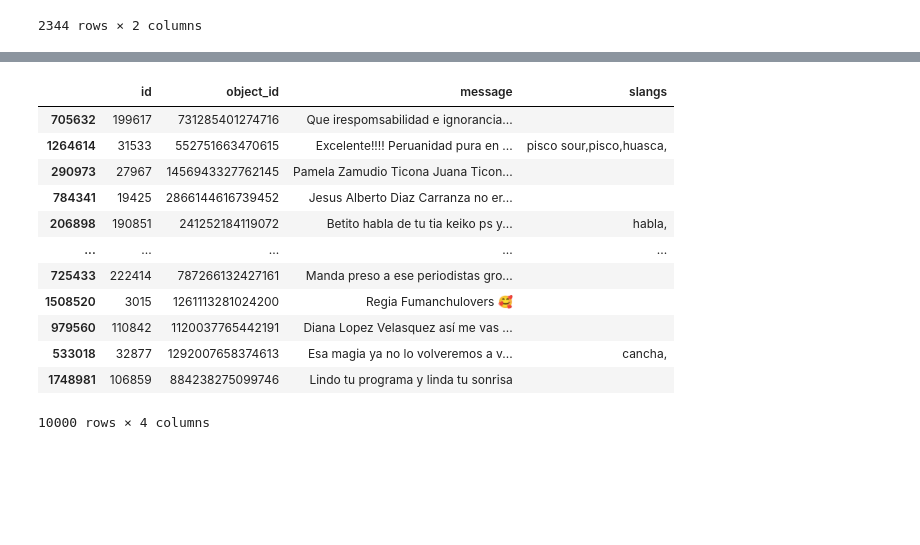
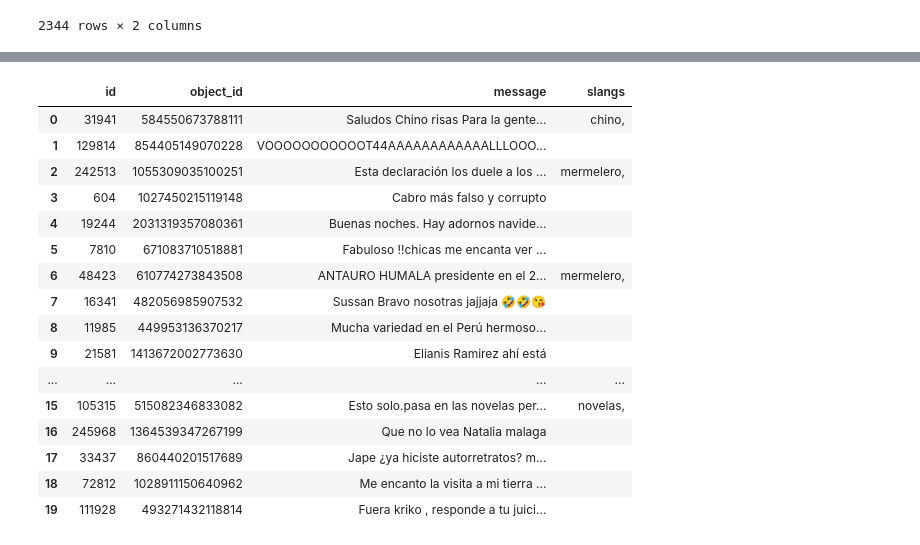
Before and after one commit to jairleo95/peruvian-slang-sentiment, a Jupyter notebook: text-extraction/facebook-text-extraction.ipynb, the cells around one changed output, grey strips where cells are left out. Drawn from its saved outputs; the diff is of its cells as text; code cells hidden in the pictures; blank space fills up the shorter version.

```diff
--- a/text-extraction/facebook-text-extraction.ipynb
+++ b/text-extraction/facebook-text-extraction.ipynb
@@ -270,7 +300,7 @@ def process_df_function(df):
 import multiprocessing
 import numpy as np
 
-NUM_CORES = 5
+NUM_CORES = 10
 
 # split the raw dataframe into chunks
 df_chunks = np.array_split(df_sample ,NUM_CORES)
@@ -279,4 +311,4 @@ df_chunks = np.array_split(df_sample ,NUM_CORES)
 # %%
-# use a pool to spawn multiple proecsses
-# with multiprocessing.Pool(NUM_CORES) as pool:
-#     processed_df = pd.concat(pool.map(process_df_function, df_chunks), ignore_index=True)
+#use a pool to spawn multiple proecsses
+with multiprocessing.Pool(NUM_CORES) as pool:
+    processed_df = pd.concat(pool.map(process_df_function, df_chunks), ignore_index=True)
@@ -283,17 +329,24 @@ df_chunks = np.array_split(df_sample ,NUM_CORES)
+# %%
+processed_df.head(20)
+# %% [output]
+|  | id | object_id | message | slangs |
+| 0 | 31941 | 584550673788111 | Saludos Chino risas Para la gente... | chino, |
+| 1 | 129814 | 854405149070228 | VOOOOOOOOOOOT44AAAAAAAAAAAALLLOOO... |  |
+| 2 | 242513 | 1055309035100251 | Esta declaración los duele a los ... | mermelero, |
+| 3 | 604 | 1027450215119148 | Cabro más falso y corrupto |  |
+| 4 | 19244 | 2031319357080361 | Buenas noches. Hay adornos navide... |  |
+| 5 | 7810 | 671083710518881 | Fabuloso !!chicas me encanta ver ... |  |
+| 6 | 48423 | 610774273843508 | ANTAURO HUMALA presidente en el 2... | mermelero, |
+| 7 | 16341 | 482056985907532 | Sussan Bravo nosotras jajjaja 🤣🤣😘 |  |
+| 8 | 11985 | 449953136370217 | Mucha variedad en el Perú hermoso... |  |
+| 9 | 21581 | 1413672002773630 | Elianis Ramirez ahí está |  |
+| ... | ... | ... | ... | ... |
+| 15 | 105315 | 515082346833082 | Esto solo.pasa en las novelas per... | novelas, |
+| 16 | 245968 | 1364539347267199 | Que no lo vea Natalia malaga |  |
+| 17 | 33437 | 860440201517689 | Jape ¿ya hiciste autorretratos? m... |  |
+| 18 | 72812 | 1028911150640962 | Me encanto la visita a mi tierra ... |  |
+| 19 | 111928 | 493271432118814 | Fuera kriko , responde a tu juici... |  |
 # %%
-df_sample['slangs'] = df_sample['message'].swifter.apply(lambda row: find_slang(row))
-df_sample
+# %%time
+# df_sample['slangs'] = df_sample['message'].swifter.apply(lambda row: find_slang(row))
+# df_sample
-# %% [output]
-|  | id | object_id | message | slangs |
-| 705632 | 199617 | 731285401274716 | Que irespomsabilidad e ignorancia... |  |
-| 1264614 | 31533 | 552751663470615 | Excelente!!!! Peruanidad pura en ... | pisco sour,pisco,huasca, |
-| 290973 | 27967 | 1456943327762145 | Pamela Zamudio Ticona Juana Ticon... |  |
-| 784341 | 19425 | 2866144616739452 | Jesus Alberto Diaz Carranza no er... |  |
-| 206898 | 190851 | 241252184119072 | Betito habla de tu tia keiko ps y... | habla, |
-| ... | ... | ... | ... | ... |
-| 725433 | 222414 | 787266132427161 | Manda preso a ese periodistas gro... |  |
-| 1508520 | 3015 | 1261113281024200 | Regia Fumanchulovers 🥰 |  |
-| 979560 | 110842 | 1120037765442191 | Diana Lopez Velasquez así me vas ... |  |
-| 533018 | 32877 | 1292007658374613 | Esa magia ya no lo volveremos a v... | cancha, |
-| 1748981 | 106859 | 884238275099746 | Lindo tu programa y linda tu sonrisa |  |
-10000 rows × 4 columns
```
Also changed, not shown: parts of 38 cells of this notebook, 6 other files.
